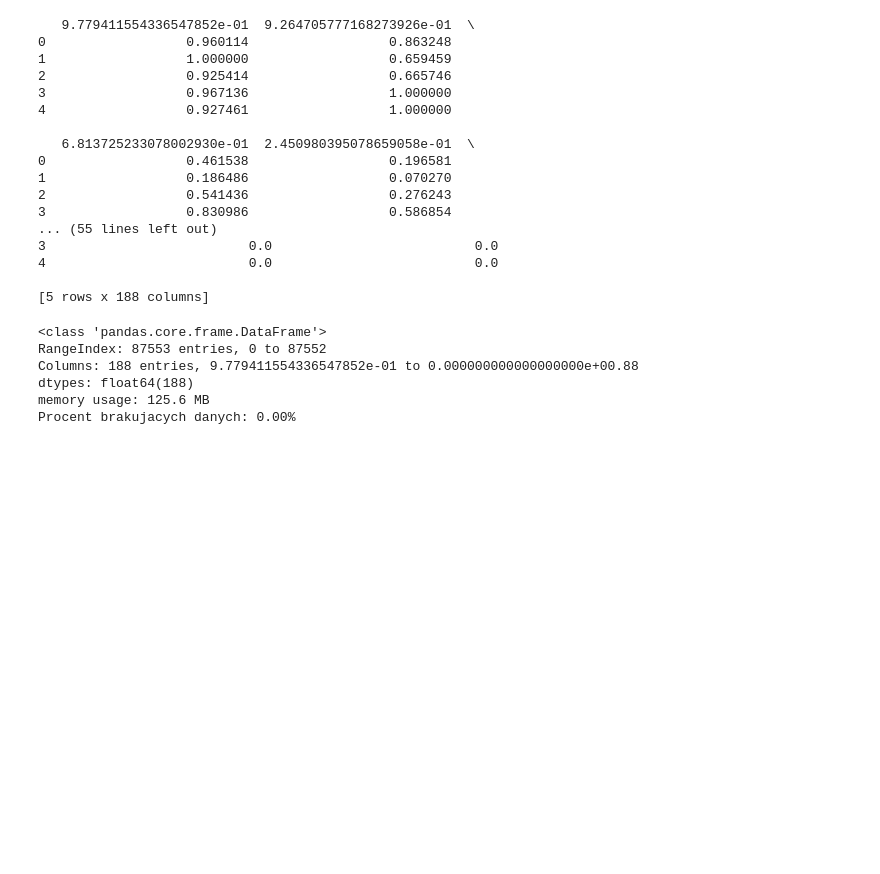
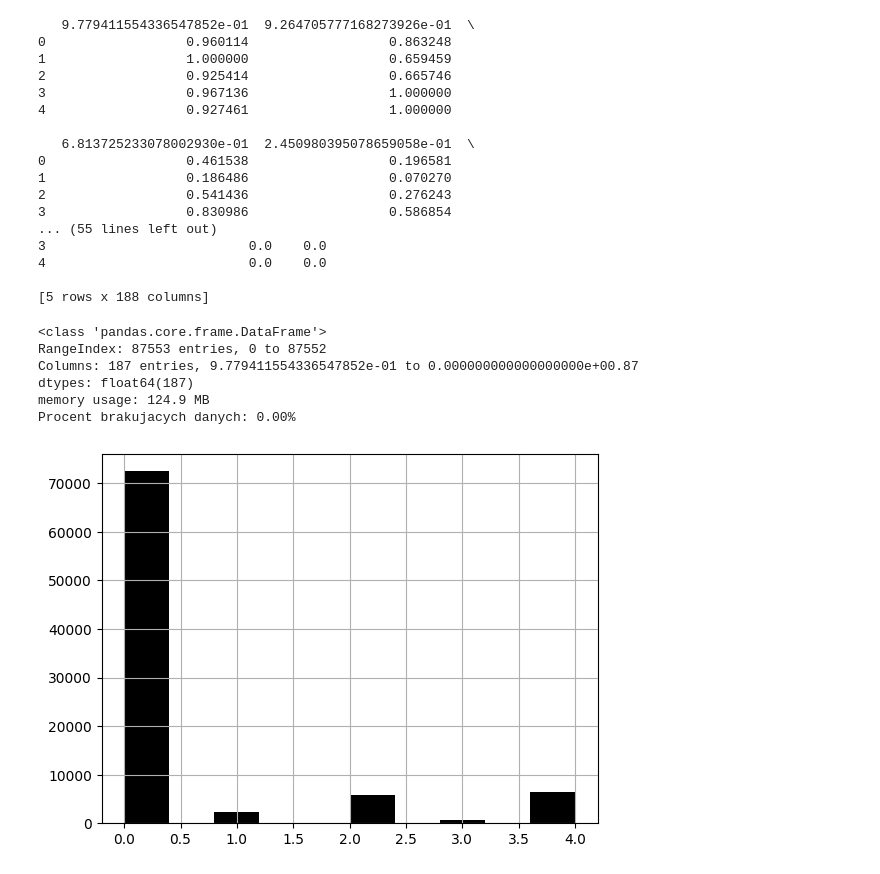
Before and after one commit to a-jakusz/ECG_analysis_ML, a Jupyter notebook: main.ipynb, the cells around one changed output. Drawn from its saved outputs; the diff is of its cells as text; code cells hidden in the pictures; blank space fills up the shorter version.

```diff
--- a/main.ipynb
+++ b/main.ipynb
@@ -13,11 +10,21 @@ import pandas as pd
 # %%
+# load
 train_path = ("data/mitbih_train.csv")
 test_path = ("data/mitbih_test.csv")
 
-x_train = pd.read_csv(train_path)
-x_test = pd.read_csv(test_path)
+train = pd.read_csv(train_path)
+train = train.rename(columns={train.columns[-1]: "label"})
+test = pd.read_csv(test_path)
+test = test.rename(columns={test.columns[-1]: "label"})
 
-print(x_train.head())
+# distribution
+x_train = train.drop("label", axis=1)
+y_train = train["label"]
+
+x_test = test.drop("label", axis=1)
+y_test = test["label"]
+
+print(train.head())
 # %% [output]
    9.779411554336547852e-01  9.264705777168273926e-01  \
 0                  0.960114                  0.863248
@@ -44,7 +51,12 @@ print(f"Procent brakujacych danych: {procent_null:.2f}%")
 # %% [output]
 <class 'pandas.core.frame.DataFrame'>
 RangeIndex: 87553 entries, 0 to 87552
-Columns: 188 entries, 9.779411554336547852e-01 to 0.000000000000000000e+00.88
-dtypes: float64(188)
-memory usage: 125.6 MB
+Columns: 187 entries, 9.779411554336547852e-01 to 0.000000000000000000e+00.87
+dtypes: float64(187)
+memory usage: 124.9 MB
 Procent brakujacych danych: 0.00%
+# %%
+y_train.hist(bins = 10, color='black')
+plt.show()
+# %% [output]
+[figure, added]
```
Also changed, not shown: parts of 5 cells of this notebook.
